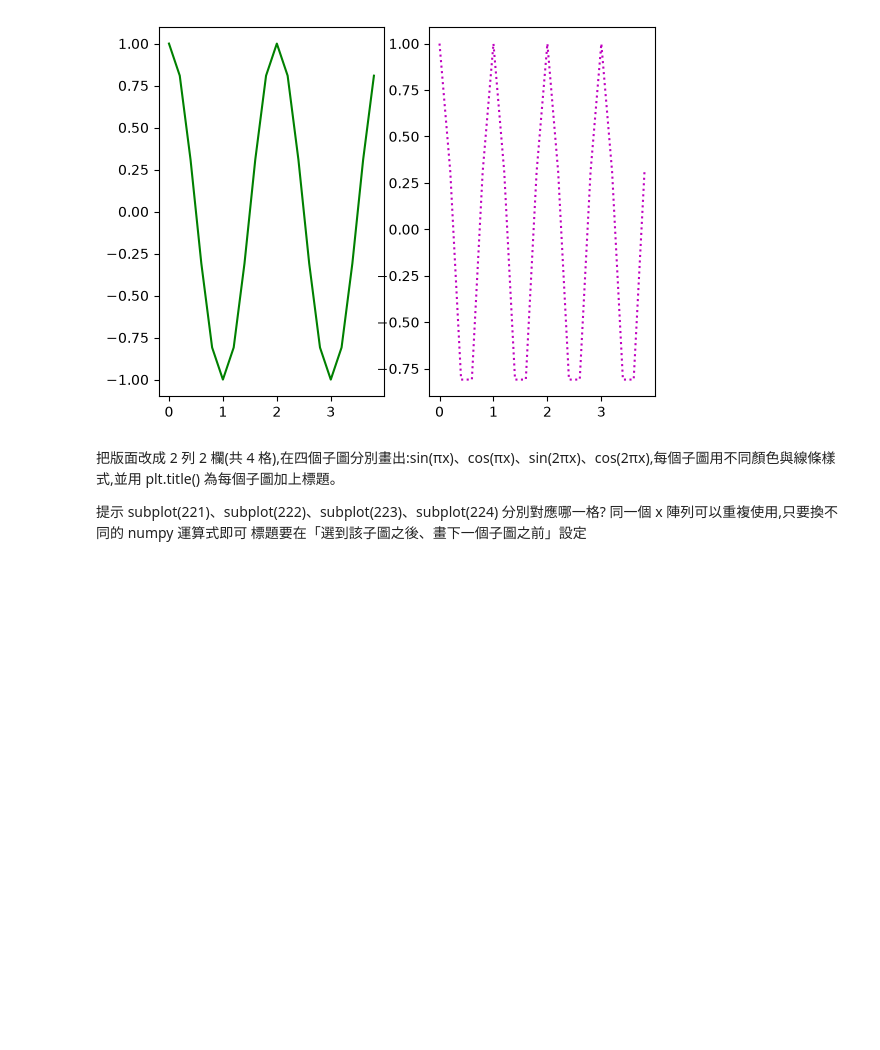
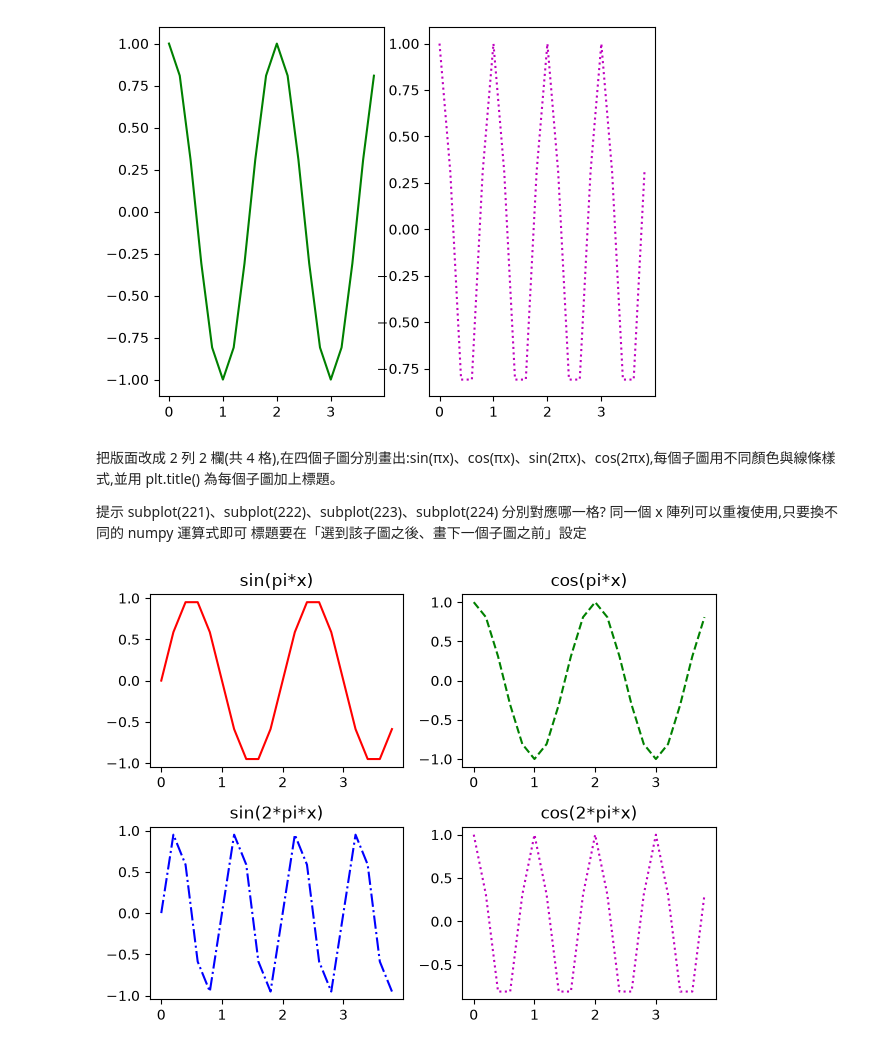
Before and after one commit to Julianne-liao/python_project, a Jupyter notebook: 06_27/lesson1.ipynb, the cells around one changed output. Cells and saved outputs as stored; diff of their text form; code cells hidden in the pictures; blank space fills up the shorter version.

```diff
--- a/06_27/lesson1.ipynb
+++ b/06_27/lesson1.ipynb
@@ -134,3 +135,34 @@ plt.show()
 subplot(221)、subplot(222)、subplot(223)、subplot(224) 分別對應哪一格?
 同一個 x 陣列可以重複使用,只要換不同的 numpy 運算式即可
 標題要在「選到該子圖之後、畫下一個子圖之前」設定
+# %%
+import numpy as np
+import matplotlib.pyplot as plt
+
+x = np.arange(0, 4, 0.2)
+
+y1 = np.sin(np.pi * x)
+y2 = np.cos(np.pi * x)
+y3 = np.sin(2 * np.pi * x)
+y4 = np.cos(2 * np.pi * x)
+
+plt.subplot(221)
+plt.plot(x, y1, 'r-')
+plt.title('sin(pi*x)')
+
+plt.subplot(222)
+plt.plot(x, y2, 'g--')
+plt.title('cos(pi*x)')
+
+plt.subplot(223)
+plt.plot(x, y3, 'b-.')
+plt.title('sin(2*pi*x)')
+
+plt.subplot(224)
+plt.plot(x, y4, 'm:')
+plt.title('cos(2*pi*x)')
+
+plt.tight_layout()
+plt.show()
+# %% [output]
+[figure, added]
```
Also changed, not shown: parts of 1 cell of this notebook, 1 other file.
